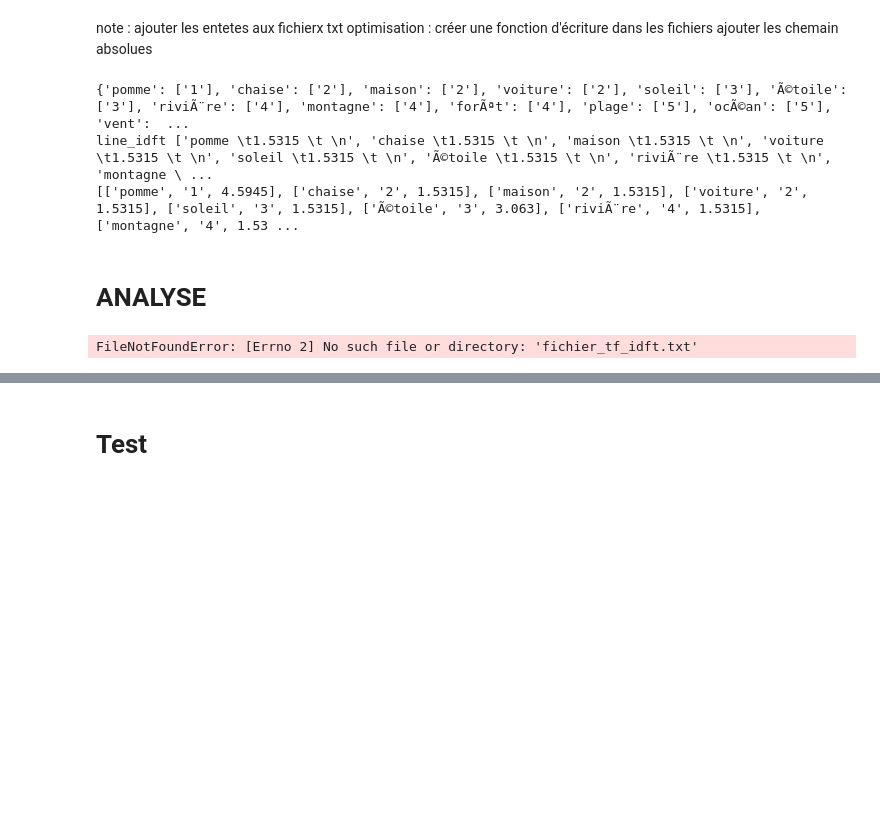
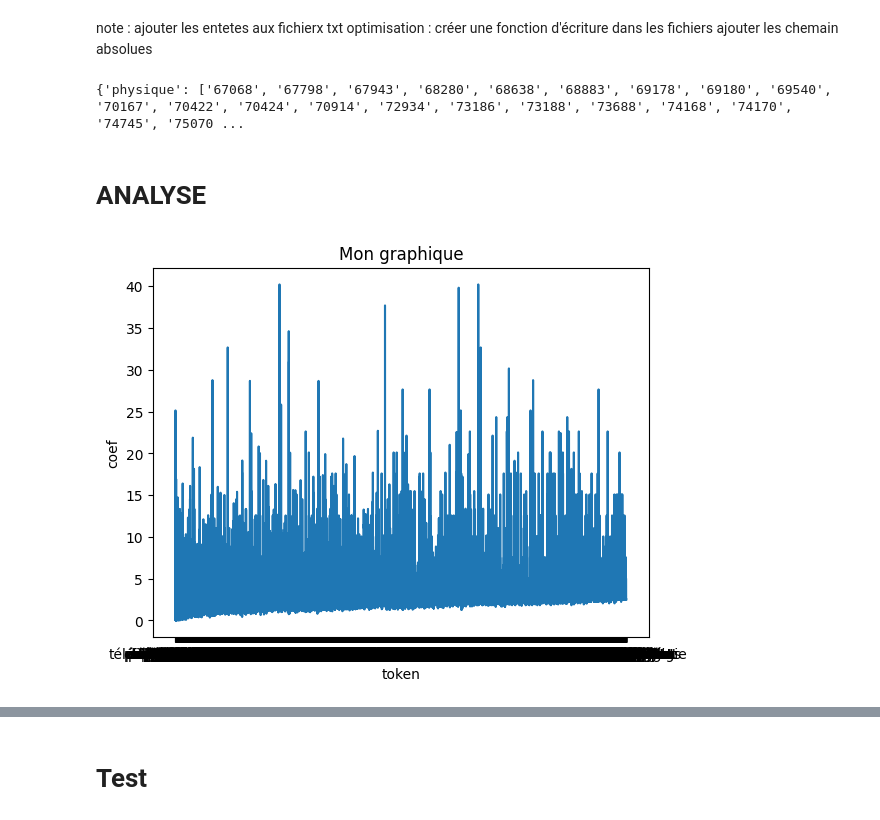
Before and after one commit to chrisJoice/Projet-LO17, a Jupyter notebook: draft/bryan_td2.ipynb, the cells around one changed output, grey strips where cells are left out. Cells and saved outputs as stored; diff of their text form; code cells hidden in the pictures; blank space fills up the shorter version.

Commit message:
implementation de la fonction segmente

```diff
--- a/draft/bryan_td2.ipynb
+++ b/draft/bryan_td2.ipynb
@@ -21,13 +31,4 @@ ajouter les chemain absolues
 # %%
-try:
-    BASE_DIR = Path(__file__).resolve().parent.parent
-except NameError:
-    BASE_DIR = Path.cwd().parent
-
-BULLETINS = BASE_DIR / "BULLETINS"
-DATA = BASE_DIR / "data"
-OUTPUT = BASE_DIR / "output"
-
 def export(file_name, nb_colonnes, liste_finale):
     if nb_colonnes > 1 :
         with open(file_name, "w") as f:
@@ -42,6 +43,32 @@ def export(file_name, nb_colonnes, liste_finale):
             for element in liste_finale :
                 line = f"{element} \t"
                 f.writelines(line)
+
+def segmente(corpus):
+
+    with open(corpus , "r" , encoding="utf8") as c:
+        contenu = c.read()
+
+    tokens = []
+    soup = BeautifulSoup(contenu , "html.parser")
+
+    documents = soup.find_all("document")
+
+    for doc in documents:
+
+        id_document = doc.find("article").text
+        titre = doc.find("titre").text
+        texte = doc.find("texte").text
+
+        texte_total = titre + " " + texte
+
+        token = re.findall(r"\b\w+\b", texte_total.lower())
+
+        for mot in token:
+            tokens.append([id_document , mot])
+
+    #export des fichiers
+    export(DATA/"tokens.txt", 2, tokens)
 
 
 def frequenced_apparition(fichier):
@@ -169,45 +196,45 @@ def anti_dictionnaire(fichier, seuil_min , seuil_max):
     export(OUTPUT/"frequence_tftd.txt", 1, liste_finale)
 
 
-fichier = DATA / "token.txt"
+fichier = DATA / "tokens.txt"
+chemin = OUTPUT/"corpus.xml"
+segmente(chemin)
 frequenced_apparition(fichier)
 coefficients_idft(OUTPUT/"frequence_tftd.txt")
 coefficients_tf_idft(OUTPUT/"coeffecient_idft.txt", OUTPUT/"frequence_tftd.txt" )
 # %% [output]
-{'pomme': ['1'], 'chaise': ['2'], 'maison': ['2'], 'voiture': ['2'], 'soleil': ['3'], 'Ã©toile': ['3'], 'riviÃ¨re': ['4'], 'montagne': ['4'], 'forÃªt': ['4'], 'plage': ['5'], 'ocÃ©an': ['5'], 'vent':  ...
-line_idft ['pomme \t1.5315 \t \n', 'chaise \t1.5315 \t \n', 'maison \t1.5315 \t \n', 'voiture \t1.5315 \t \n', 'soleil \t1.5315 \t \n', 'Ã©toile \t1.5315 \t \n', 'riviÃ¨re \t1.5315 \t \n', 'montagne \ ...
-[['pomme', '1', 4.5945], ['chaise', '2', 1.5315], ['maison', '2', 1.5315], ['voiture', '2', 1.5315], ['soleil', '3', 1.5315], ['Ã©toile', '3', 3.063], ['riviÃ¨re', '4', 1.5315], ['montagne', '4', 1.53 ...
+{'physique': ['67068', '67798', '67943', '68280', '68638', '68883', '69178', '69180', '69540', '70167', '70422', '70424', '70914', '72934', '73186', '73188', '73688', '74168', '74170', '74745', '75070 ...
 # %% [markdown]
 # ANALYSE
 # %%
 def courbe_analytique(fichier, id_doc):
     with open(fichier, 'r') as f :
         lines = f.readlines()
 
     x = []
     y = []
     if id_doc == 0 :
         for line in lines :
             x.append(line.split()[0])
             y.append(float(line.split()[2]))
     if id_doc != 0 :
         for line in lines :
             if int(line.split()[1]) == id_doc :
                 x.append(line.split()[0])
                 y.append(float(line.split()[2]))
 
     plt.plot(x, y)
 
     plt.title("Mon graphique")
     plt.xlabel("token")
     plt.ylabel("coef")
 
     plt.show()
 
-fichier = "fichier_tf_idft.txt"
+fichier = OUTPUT/"fichier_tf_idft.txt"
 courbe_analytique(fichier, 0)
 # %% [output]
-FileNotFoundError: [Errno 2] No such file or directory: 'fichier_tf_idft.txt'
+[figure, added]
 # %%
 
 frequence = {
```
Also changed, not shown: parts of 4 cells of this notebook, 5 other files.
